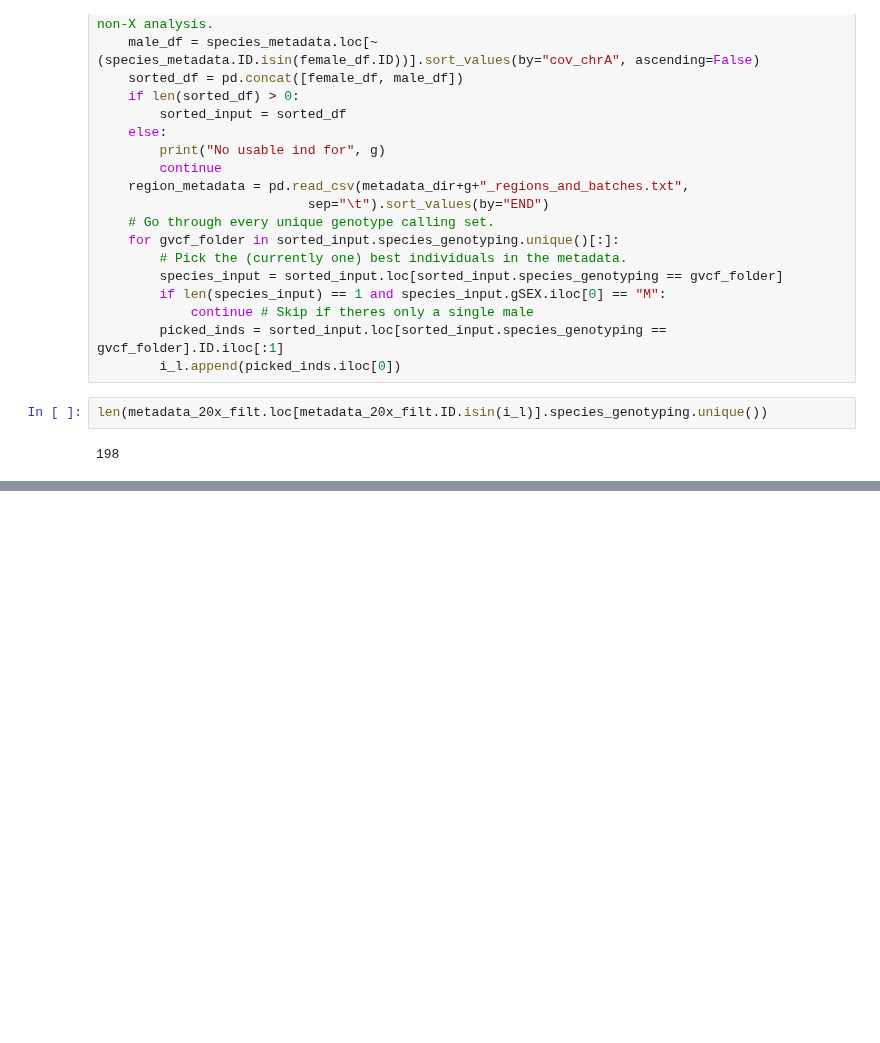
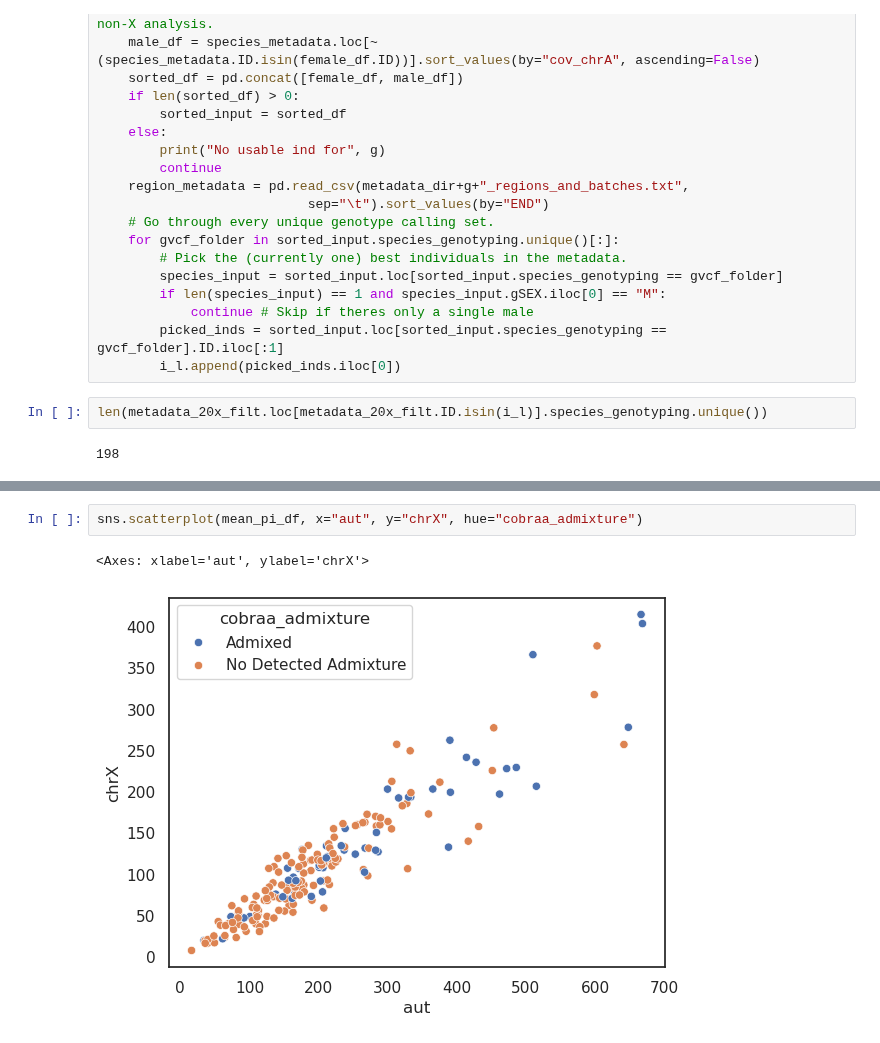
Before and after one commit to erikfogh/selection_primates, a Jupyter notebook: notebooks/cobraa01_finding_best_structured.ipynb, the cells around one changed output, grey strips where cells are left out. Saved outputs shown, nothing was run; the diff lists cells and outputs as text; blank space fills up the shorter version.

```diff
--- a/notebooks/cobraa01_finding_best_structured.ipynb
+++ b/notebooks/cobraa01_finding_best_structured.ipynb
@@ -132,0 +248,5 @@ len(metadata_20x_filt.loc[metadata_20x_filt.ID.isin(i_l)].species_genotyping.uni
+# %%
+sns.scatterplot(mean_pi_df, x="aut", y="chrX", hue="cobraa_admixture")
+# %% [output]
+<Axes: xlabel='aut', ylabel='chrX'>
+[figure, added]
```
Also changed, not shown: parts of 20 cells of this notebook, 6 other files.
